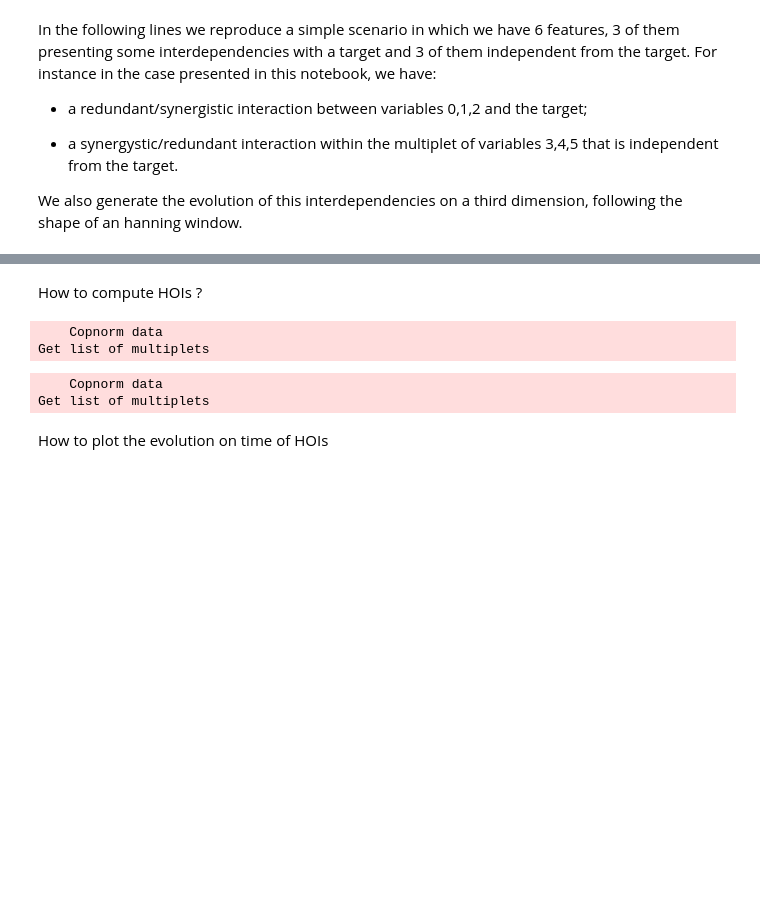
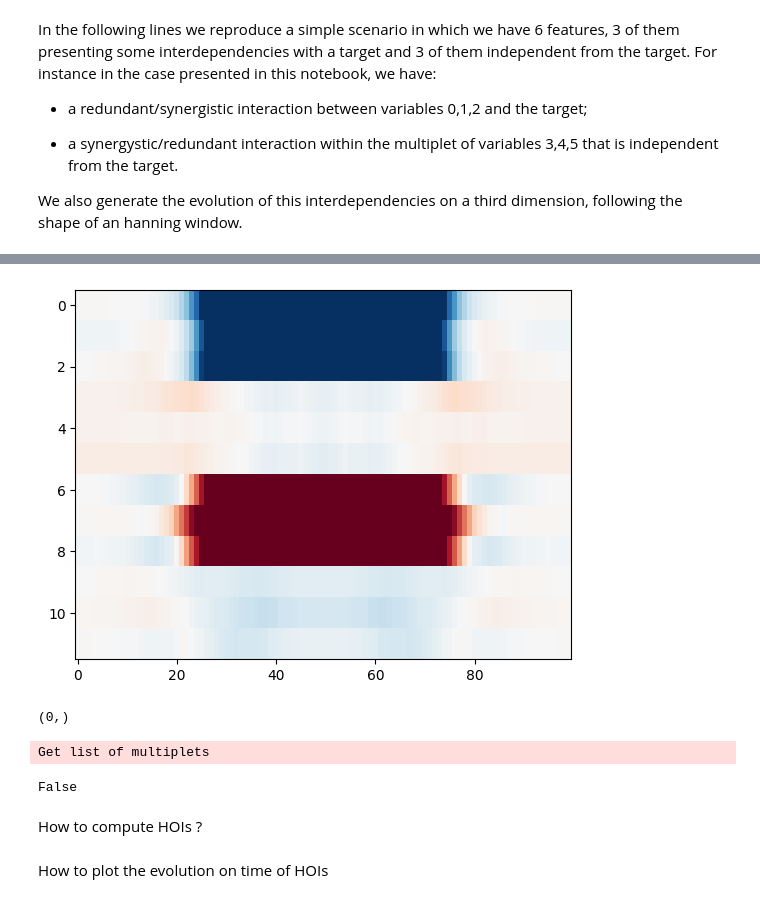
Before and after one commit to brainets/acrho, a Jupyter notebook: notebooks/multivariate_gaussian.ipynb, the cells around one changed output, grey strips where cells are left out. Saved outputs shown, nothing was run; the diff lists cells and outputs as text; code cells hidden in the pictures; blank space fills up the shorter version.

```diff
--- a/notebooks/multivariate_gaussian.ipynb
+++ b/notebooks/multivariate_gaussian.ipynb
@@ -61,3 +119,25 @@ data_features = np.broadcast_to(data[:,:,np.newaxis], (n_samples, n_features, n_
+# %%
+plt.imshow(cen_result, aspect='auto', vmin=-.2, vmax=.2, interpolation=None, cmap='RdBu_r')
+plt.show()
+plt.close()
+# %% [output]
+[figure, added]
+# %%
+index=np.where(np.sum(np.abs(goinfo_proc), axis=1)>0.01)[0]
+index.shape
+# %% [output]
+(0,)
+# %%
+model=hoi.metrics.Oinfo(data_features, y=target.T)
+combos=model.get_combinations(minsize=2, maxsize=6)[0]
+list_indices=[[int(c) for c in comb if c != -1] for comb in combos]
+list_multiplets=[str([int(i) for i in comb]) for comb in list_indices]
+# %% [output]
+Get list of multiplets
+# %%
+[0,12,13] in list_multiplets
+# %% [output]
+False
 # %% [markdown]
 How to compute HOIs ?
 # %%
@@ -68,12 +148,6 @@ maxsize=6
 
 #Here we create a
 model = hoi.metrics.GradientOinfo(data_features, target.T)
-goinfo = model.fit(minsize=minsize, maxsize=maxsize)
-# %% [output]
-    Copnorm data
-Get list of multiplets
-    Copnorm data
-Get list of multiplets
 # %% [markdown]
 How to plot the evolution on time of HOIs
 # %%
```
Also changed, not shown: parts of 28 cells of this notebook, 6 other files.
